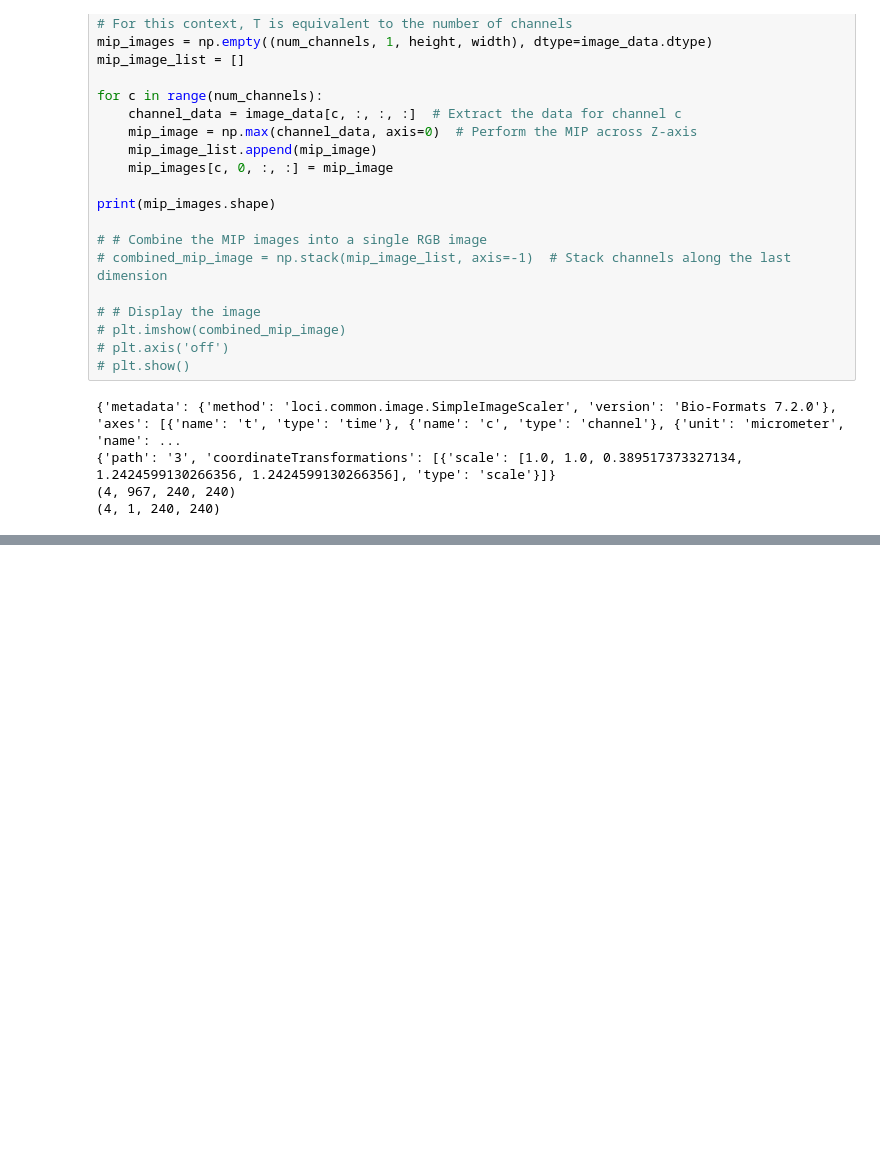
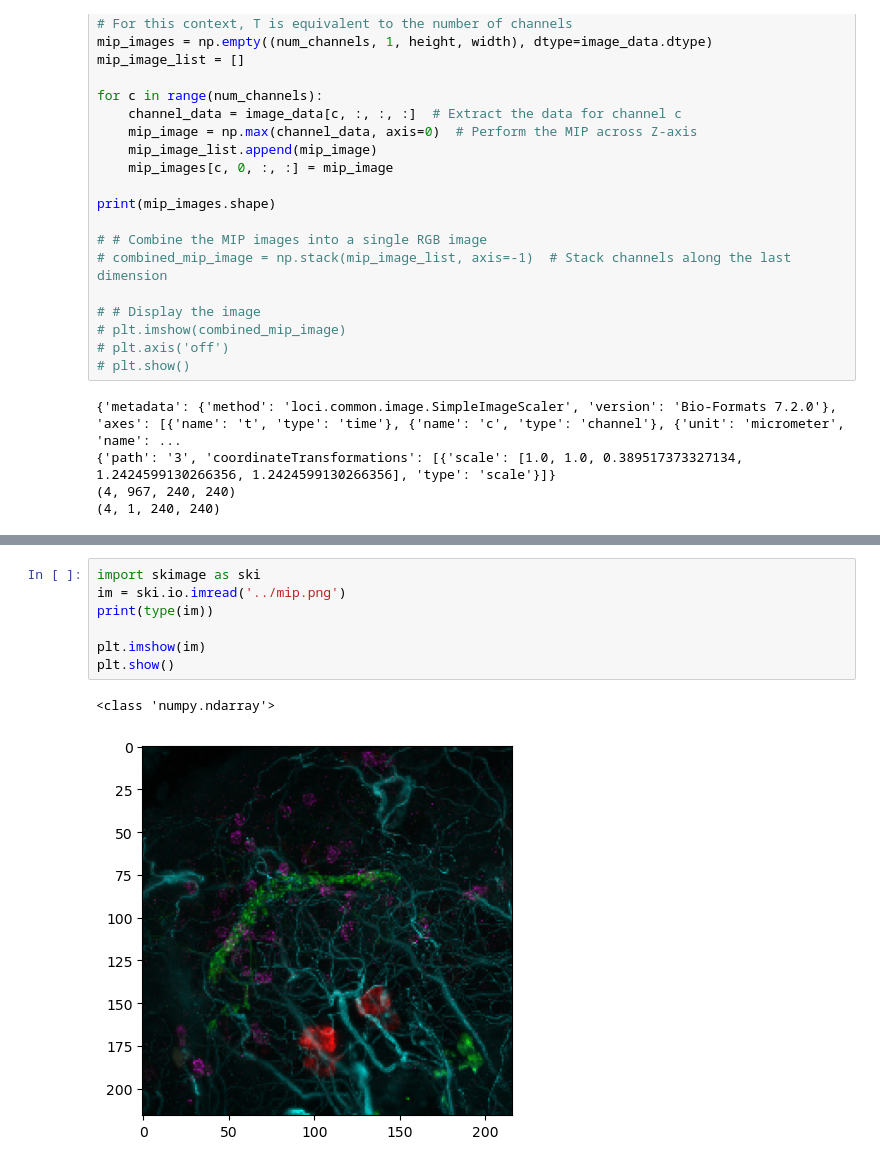
Before and after one commit to JaneliaSciComp/zarrcade, a Jupyter notebook: notebooks/MIPs.ipynb, the cells around one changed output, grey strips where cells are left out. Saved outputs shown, nothing was run; the diff lists cells and outputs as text; blank space fills up the shorter version.

```diff
--- a/notebooks/MIPs.ipynb
+++ b/notebooks/MIPs.ipynb
@@ -67,0 +67,10 @@ microim = microshow(
+# %%
+import skimage as ski
+im = ski.io.imread('../mip.png')
+print(type(im))
+
+plt.imshow(im)
+plt.show()
+# %% [output]
+<class 'numpy.ndarray'>
+[figure, added]
```
Also changed, not shown: parts of 2 cells of this notebook, 7 other files.
